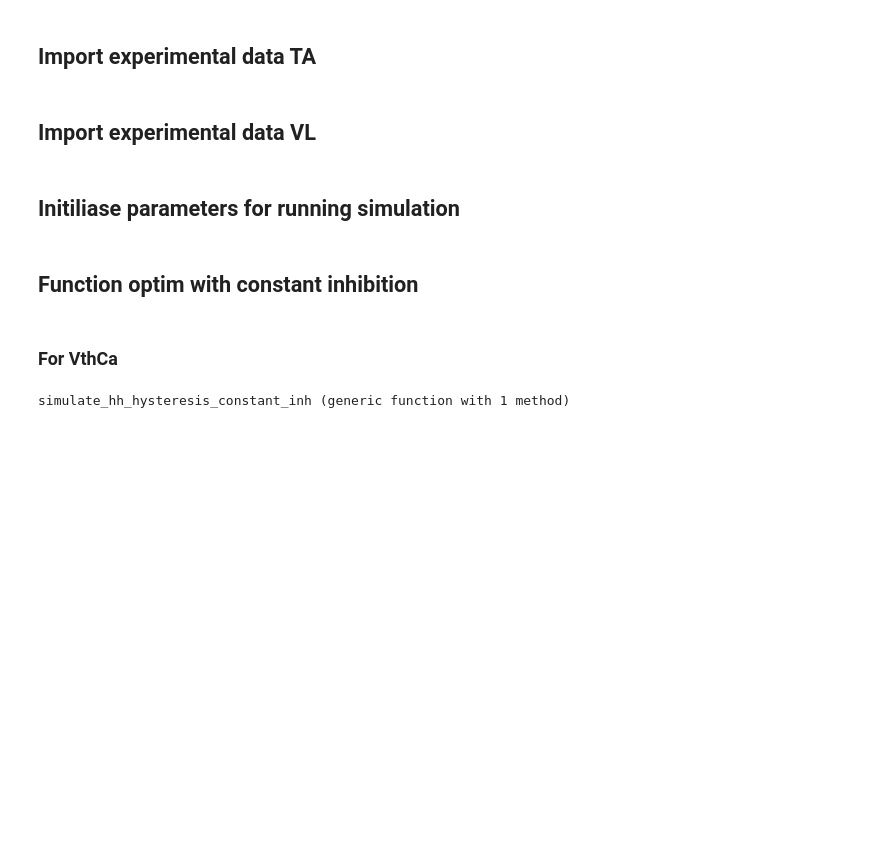
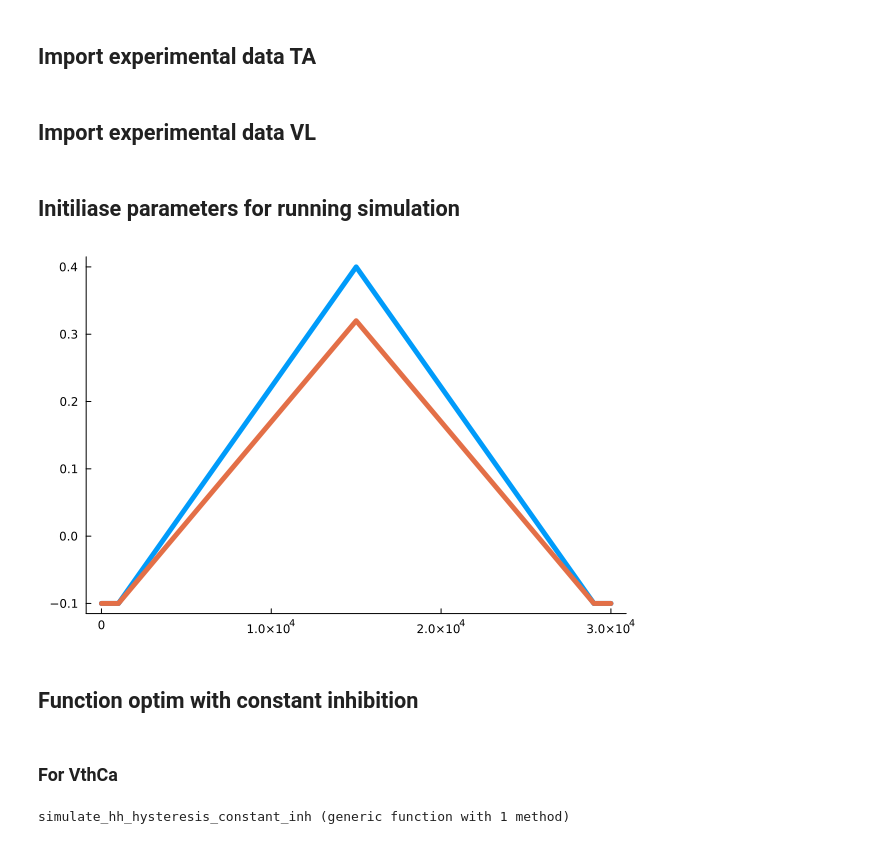
Before and after one commit to natmtc/flexible-motoneuron-control, a Jupyter notebook: Optimisation_Black_Box.ipynb, the cells around one changed output. Drawn from its saved outputs; the diff is of its cells as text; code cells hidden in the pictures; blank space fills up the shorter version.

```diff
--- a/Optimisation_Black_Box.ipynb
+++ b/Optimisation_Black_Box.ipynb
@@ -297,35 +297,64 @@ for i in 1:nr_s
     gna_S[i] = 2*π*ls_S[i]*rs_S[i]*max_gna*1e3
     gkf_S[i] = 2*π*ls_S[i]*rs_S[i]*max_gkf_S[i]*1e3
     gks_S[i] = 2*π*ls_S[i]*rs_S[i]*max_gks_S[i]*1e3
     gca_S[i] = 2*π*ld_S[i]*rd_S[i]*max_gca_S[i]*1e3
 
     S_MN = Dict(:Cs => cs_S[i], :Cd => cd_S[i], :Irh => rheobase_S[i], :gc => gc_S[i], :gNa => gna_S[i], :gKs => gks_S[i], :gKf => gkf_S[i], :gCa => gca_S[i], :gld => gld_S[i], :gls => gls_S[i], :αp => αp_D, :βp => βp_D[i],
         :αq => αq_S[i], :βq => βq_S[i], :αm => αm[i], :βm => βm[i], :αh => αh_S[i], :βh => βh_S[i], :αn => αn_S[i], :βn => βn_S[i], :Vth => Vth_S[i], :VthCa => Vthca_S[i], :Rn => rn_S[i],
         :Tetanic => tetanic_S[i], :Apeak => Apeak_S[i],:IF => IF[i], :tpeak => tpeak_S[i], :γh=>γh[i] , "type" => "All Type")
 
     MN_list = [MN_list;S_MN];
 end
 MNs = MN_list;
 
 
 tspan = 0:0.05:sim_length; #time span of simulation defined by step size and length of simulation // change this to get more or less points in the simulation
 m=0.0;h=1.0;n=0.0;q=0.0;p=0.0;m0=0.0;h0=1.0;n0=0.0;q0=0.0;p0=0.0; t0=-1.0; t1=-1.0; SPIKE0=0; SPIKE1=0
 pool_state_params = fill((m, h, n, q, p, m0, h0, n0, q0, p0, t0, t1, SPIKE0, SPIKE1), nr_s)
 sim_time = _int(sim_length/0.05)   # because the step size is 0.05ms
 spike_arr = zeros((nr_s, sim_time)) #storage
 vs_arr = zeros((nr_s, sim_time)); #storage
 pt_arr = zeros((nr_s, sim_time)); #storage
 mt_arr = zeros((nr_s, sim_time)); #storage
 ht_arr = zeros((nr_s, sim_time)); #storage
 nt_arr = zeros((nr_s, sim_time)); #storage
 qt_arr = zeros((nr_s, sim_time)); #storage
 commoninput = tr; #needed for the run_sim() function
 
 
 full_input = zeros((nr_s, sim_length))
 independantnoise = zeros((nr_s, sim_length))
-factor= 0.1 #for creating the inhibitory signal
-inh_input=fill(factor*amplitude, sim_length);
+# factor= 0.1 #for creating the inhibitory signal
+# inh_input=fill(factor*amplitude, sim_length);
+
+#push-pull
+
+# amplitude=0.4
+# factor=0.4*0.1
+# tr_length=30000
+# half_triang = div(tr_length, 2)
+
+# down = range(amplitude, -0.1+factor, length = half_triang + 1)
+# up = range(-0.1+factor, amplitude, length = tr_length - half_triang + 1)
+# inh_input = vcat(down[2:end], up[2:end])
+# sim_length=30000
+
+
+#balanced
+
+amplitude=0.4*0.8
+tr_length=28000
+half_triang = div(tr_length, 2)
+flat_line = fill(-0.1, 1000)
+up = range(-0.1, amplitude, length = half_triang + 1)
+down = range(amplitude, -0.1, length = tr_length - half_triang + 1)
+inh_input = vcat(flat_line, up[2:end], down[2:end], flat_line)
+sim_length=30000
+
+Plots.plot(tr,grid=false,legend=false, linewidth=5)
+Plots.plot!(inh_input,grid=false,legend=false, linewidth=5)
+# %% [output]
+[figure, added]
 # %% [markdown]
 ## Function optim with constant inhibition
 # %% [markdown]
```
Also changed, not shown: parts of 8 cells of this notebook, 8 other files.
